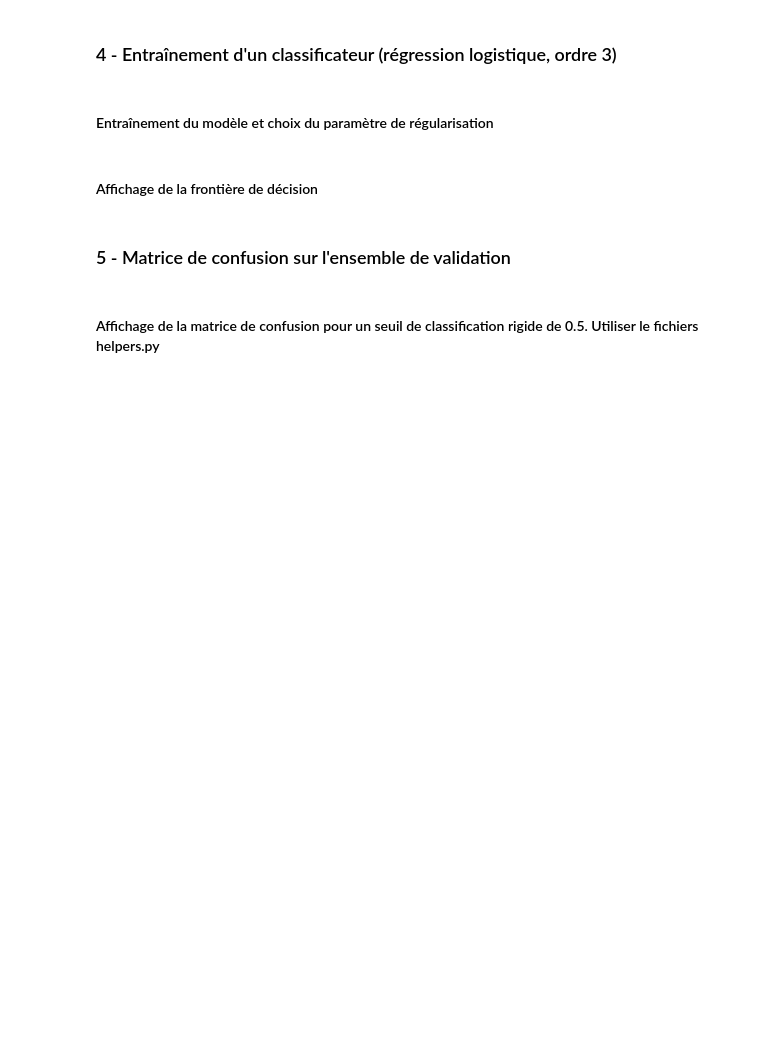
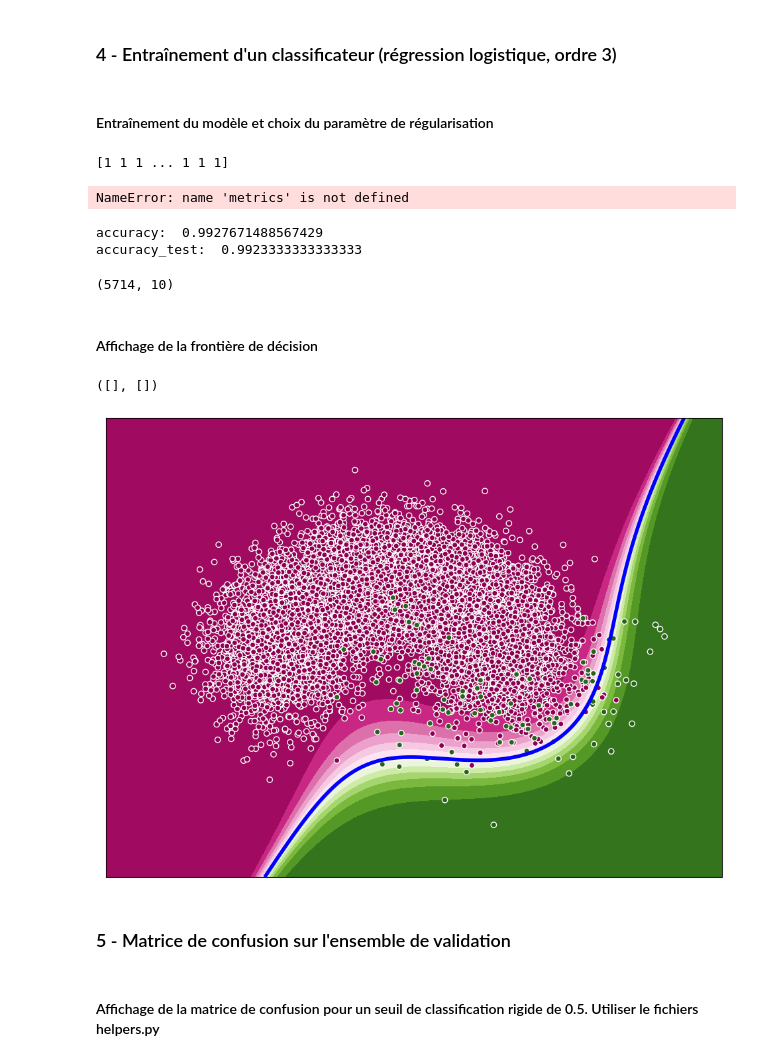
Before and after one commit to rennyatwork/CegepSteFoy_IA, a Jupyter notebook: 05_MachineLearning/2022_12_06/420-A52-SF-gr-10084-main/nbs/13-evaluation-models-classification/13-A1-metriques-classification.ipynb, the cells around one changed output. Cells and saved outputs as stored; diff of their text form; code cells hidden in the pictures; blank space fills up the shorter version.

```diff
--- a/05_MachineLearning/2022_12_06/420-A52-SF-gr-10084-main/nbs/13-evaluation-models-classification/13-A1-metriques-classification.ipynb
+++ b/05_MachineLearning/2022_12_06/420-A52-SF-gr-10084-main/nbs/13-evaluation-models-classification/13-A1-metriques-classification.ipynb
@@ -40,7 +59,17 @@ plt.show()
 <strong>
 Séparation des données en train (40%), validation (30%) et test (30%)
 </strong>
+# %%
+from sklearn.model_selection import train_test_split
+X_train, X_test, y_train, y_test = train_test_split(X, y, test_size=0.3, random_state=2020)
+
+X_train, X_val, y_train, y_val = train_test_split(X, y, test_size=3/7, random_state=2020)
 # %% [markdown]
 ### 3 - Modèle de référence (baseline)
 # %% [markdown]
 #### Création d'un modèle baseline et calcul de sa précision (accuracy)
+# %%
+from sklearn.dummy import DummyClassifier
+baseline_clf = DummyClassifier(strategy = 'most_frequent')
+baseline_clf.fit(X_train, y_train)
+baseline_clf.score(X_train, y_train)
@@ -51,24 +117,61 @@ Séparation des données en train (40%), validation (30%) et test (30%)
+# %%
+analyze_logistic(X_raw, y_raw)
+# %% [output]
+[1 1 1 ... 1 1 1]
+NameError: name 'metrics' is not defined
+# %%
+from sklearn.preprocessing import PolynomialFeatures
+poly = PolynomialFeatures(degree=3)
+X_train_poly = poly.fit_transform(X_train)
+X_val_poly = poly.transform(X_val)
+X_test_poly = poly.transform(X_test)
+
+model = LogisticRegression()
+model.fit(X_train_poly, y_train)
+
+accuracy = model.score(X_val_poly, y_val)
+accuracy_test = model.score(X_test_poly, y_test)
+
+print("accuracy: ", accuracy)
+print("accuracy_test: ", accuracy_test)
+
+#print(model.score(X_train, y_train))
+#print(model.score(X_test, y_test))
+
+#logreg=None
+# %% [output]
+accuracy:  0.9927671488567429
+accuracy_test:  0.9923333333333333
+# %%
+X_train_poly.shape
+# %% [output]
+(5714, 10)
 # %% [markdown]
 #### Affichage de la frontière de décision
 # %%
+import numpy as np
+
 x_min, x_max = X[:, 0].min() - .5, X[:, 0].max() + .5
 y_min, y_max = X[:, 1].min() - .5, X[:, 1].max() + .5
 h = .01  # step size in the mesh
 xx, yy = np.meshgrid(np.arange(x_min, x_max, h), np.arange(y_min, y_max, h))
 
 CC = np.c_[xx.ravel(), yy.ravel()]
-Z = logreg.predict_proba(poly.fit_transform(CC))[:,1].reshape(xx.shape)
+Z = model.predict_proba(poly.fit_transform(CC))[:,1].reshape(xx.shape)
 
 fig = plt.figure(2, figsize=(12, 9))
 
 plt.contourf(xx, yy, Z, cmap="PiYG", levels=15)
 plt.contour(xx, yy, Z, [0.5], colors=["b"], linewidths=[4])
 
 plt.scatter(X[:, 0], X[:, 1], c=y, edgecolors='w', cmap='PiYG', linewidth=1)
 plt.xlim(xx.min(), xx.max())
 plt.ylim(yy.min(), yy.max())
 plt.xticks(())
 plt.yticks(())
+# %% [output]
+([], [])
+[figure, added]
 # %% [markdown]
 ### 5 - Matrice de confusion sur l'ensemble de validation
 # %% [markdown]
```
Also changed, not shown: parts of 9 cells of this notebook.
